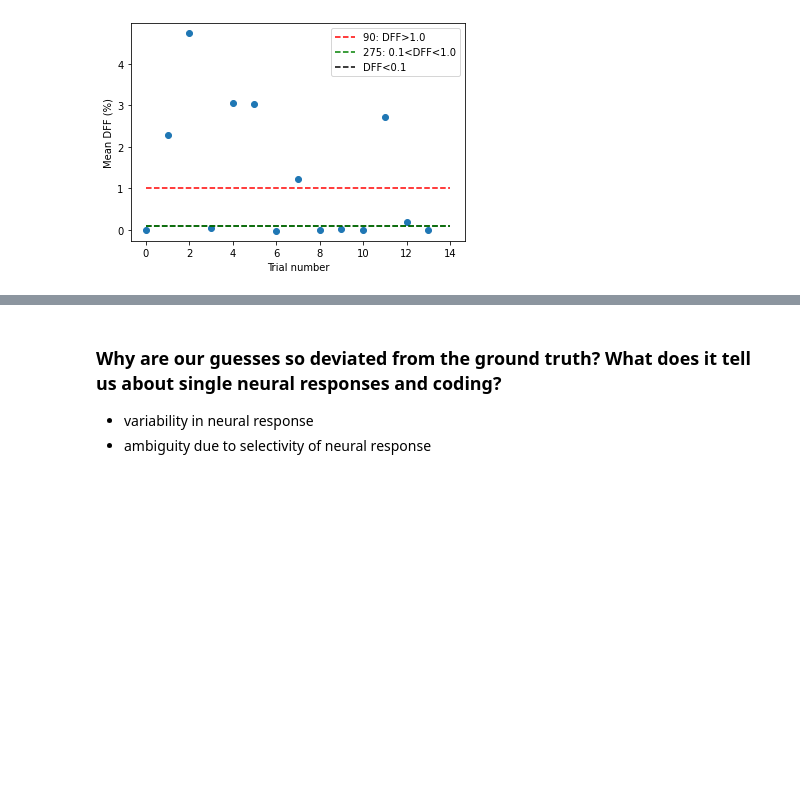
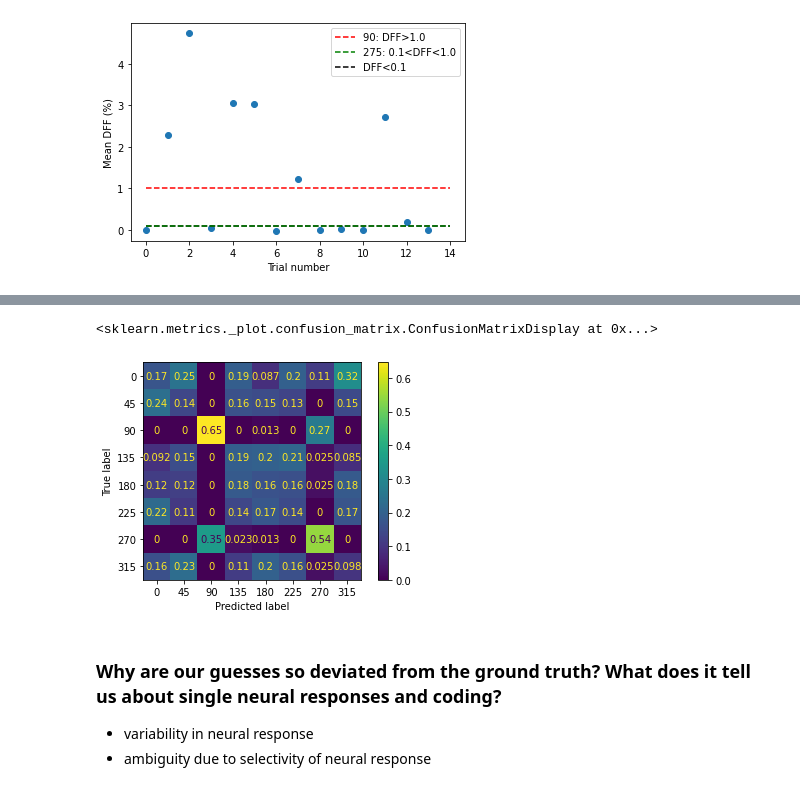
Before and after one commit to AllenSWDB/TReND_2024, a Jupyter notebook: code/Day 2 - neural variability.ipynb, the cells around one changed output, grey strips where cells are left out. Drawn from its saved outputs; the diff is of its cells as text; code cells hidden in the pictures; blank space fills up the shorter version.

```diff
--- a/code/Day 2 - neural variability.ipynb
+++ b/code/Day 2 - neural variability.ipynb
@@ -238,3 +242,12 @@ ModuleNotFoundError: No module named 'sklearn'
+# %%
+# normalized confusion matrix
+normalized_cm = cm/ np.sum(cm, axis=0)
+disp = ConfusionMatrixDisplay(confusion_matrix=normalized_cm,
+                              display_labels=np.arange(0, 360, 45))
+disp.plot()
+# %% [output]
+<sklearn.metrics._plot.confusion_matrix.ConfusionMatrixDisplay at 0x...>
+[figure, added]
 # %% [markdown]
 ### Why are our guesses so deviated from the ground truth? What does it tell us about single neural responses and coding?
 - variability in neural response
```
Also changed, not shown: parts of 3 cells of this notebook, 1 other file.
